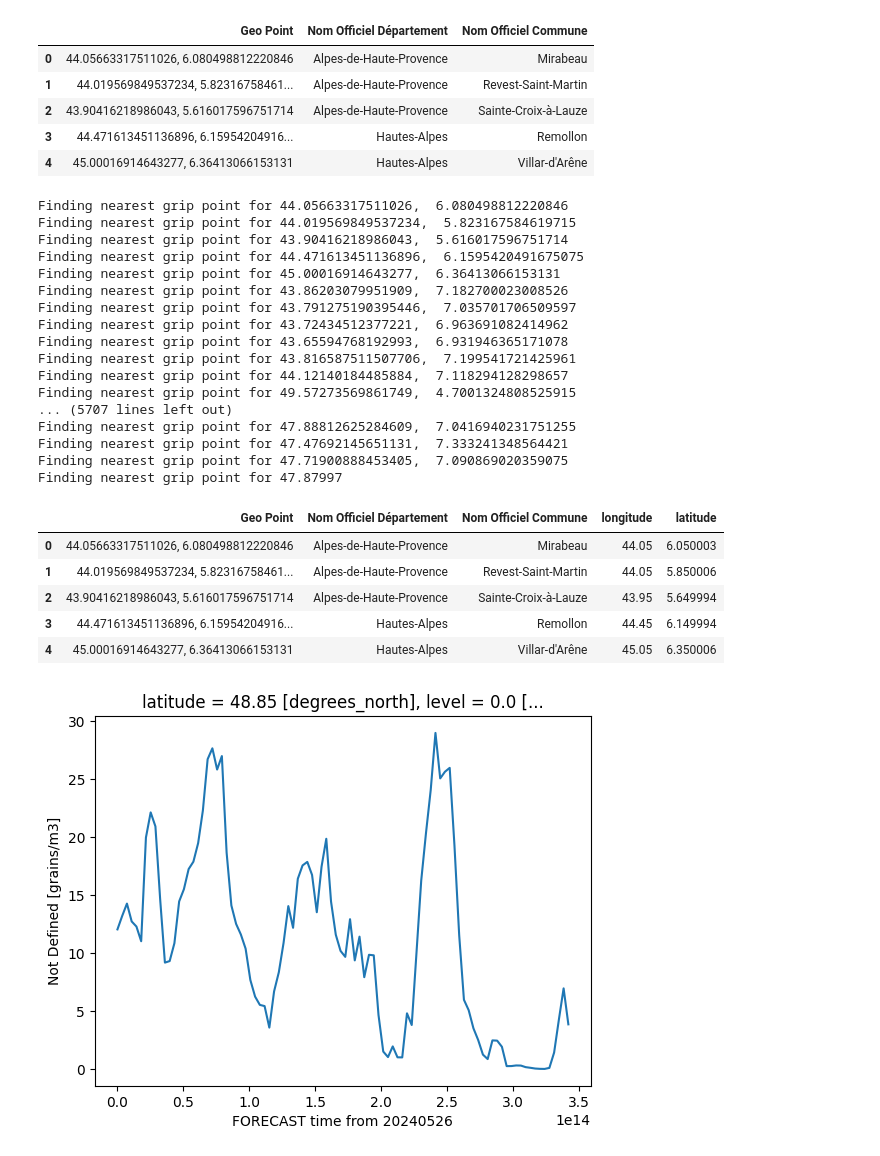
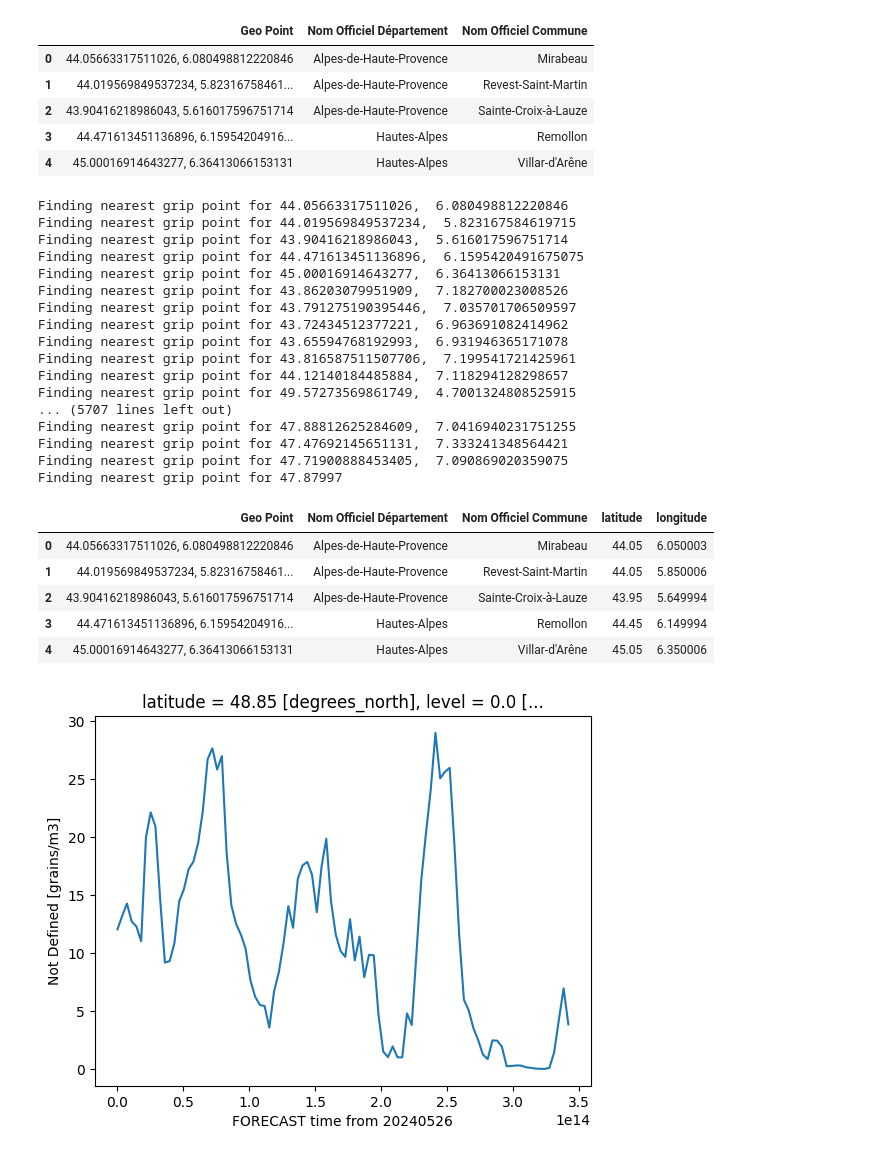
Before and after one commit to antoinetavant/pollen-forecast, a Jupyter notebook: communes_de_france.ipynb, the cells around one changed output. Saved outputs shown, nothing was run; the diff lists cells and outputs as text; code cells hidden in the pictures.

Commit message:
chage commune parameters

```diff
--- a/communes_de_france.ipynb
+++ b/communes_de_france.ipynb
@@ -66,11 +51,7 @@ data.to_csv("georef-france-commune.csv", index=False)
 from pollen_forecast.copernicus import PollenForcastCopernicusGeneric
 # %%
 my_pollen = PollenForcastCopernicusGeneric(
-    north=51.70,
-    south=41.87,
-    east=8.74,
-    west=-5.33,
-    prefix="./france_territory/"
+    north=51.70, south=41.87, east=8.74, west=-5.33, prefix="./france_territory/"
 )
 my_pollen.get_pollen_data()
 # %% [output]
@@ -139,40 +116,47 @@ communes.head()
 # find the neasrest grip point of the Xarray Dataset for each commune
 def find_nearest_grip_point(lat, long, data):
     print(f"Finding nearest grip point for {lat}, {long}")
-    point =  data.sel(latitude=lat, longitude=long, method="nearest")
-    try :
+    point = data.sel(latitude=lat, longitude=long, method="nearest")
+    try:
         lat_nearest = point.latitude.values
         long_nearest = point.longitude.values
     except IndexError:
         print(f"Error with {lat}, {long}")
         print(point.latitude.values)
         print(point.longitude.values)
         return None, None
 
-
     return lat_nearest, long_nearest
 
-communes["latitude"], communes["longitude"] = zip(*communes.apply(lambda x: find_nearest_grip_point(x["Geo Point"].split(",")[0], x["Geo Point"].split(",")[1], data_sorted), axis=1))
+
+communes["latitude"], communes["longitude"] = zip(
+    *communes.apply(
+        lambda x: find_nearest_grip_point(
+            x["Geo Point"].split(",")[0], x["Geo Point"].split(",")[1], data_sorted
+        ),
+        axis=1,
+    )
+)
 communes.head()
 # %% [output]
 Finding nearest grip point for 44.05663317511026,  6.080498812220846
 Finding nearest grip point for 44.019569849537234,  5.823167584619715
 Finding nearest grip point for 43.90416218986043,  5.616017596751714
 Finding nearest grip point for 44.471613451136896,  6.1595420491675075
 Finding nearest grip point for 45.00016914643277,  6.36413066153131
 Finding nearest grip point for 43.86203079951909,  7.182700023008526
 Finding nearest grip point for 43.791275190395446,  7.035701706509597
 Finding nearest grip point for 43.72434512377221,  6.963691082414962
 Finding nearest grip point for 43.65594768192993,  6.931946365171078
 Finding nearest grip point for 43.816587511507706,  7.199541721425961
 Finding nearest grip point for 44.12140184485884,  7.118294128298657
 Finding nearest grip point for 49.57273569861749,  4.7001324808525915
 ... (5707 lines left out)
 Finding nearest grip point for 47.88812625284609,  7.0416940231751255
 Finding nearest grip point for 47.47692145651131,  7.333241348564421
 Finding nearest grip point for 47.71900888453405,  7.090869020359075
 Finding nearest grip point for 47.87997
-|  | Geo Point | Nom Officiel Département | Nom Officiel Commune | longitude | latitude |
+|  | Geo Point | Nom Officiel Département | Nom Officiel Commune | latitude | longitude |
 | 0 | 44.05663317511026, 6.080498812220846 | Alpes-de-Haute-Provence | Mirabeau | 44.05 | 6.050003 |
 | 1 | 44.019569849537234, 5.82316758461... | Alpes-de-Haute-Provence | Revest-Saint-Martin | 44.05 | 5.850006 |
 | 2 | 43.90416218986043, 5.616017596751714 | Alpes-de-Haute-Provence | Sainte-Croix-à-Lauze | 43.95 | 5.649994 |
```
Also changed, not shown: parts of 7 cells of this notebook, 2 other files.
